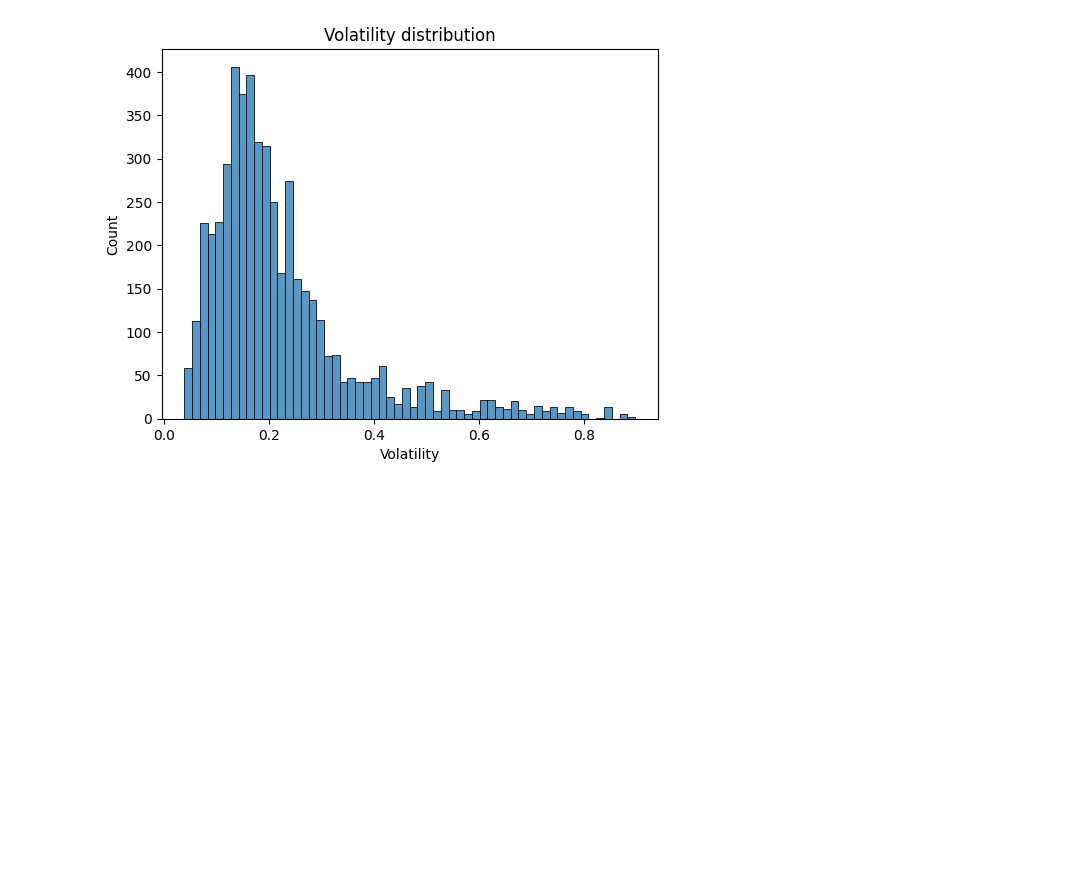
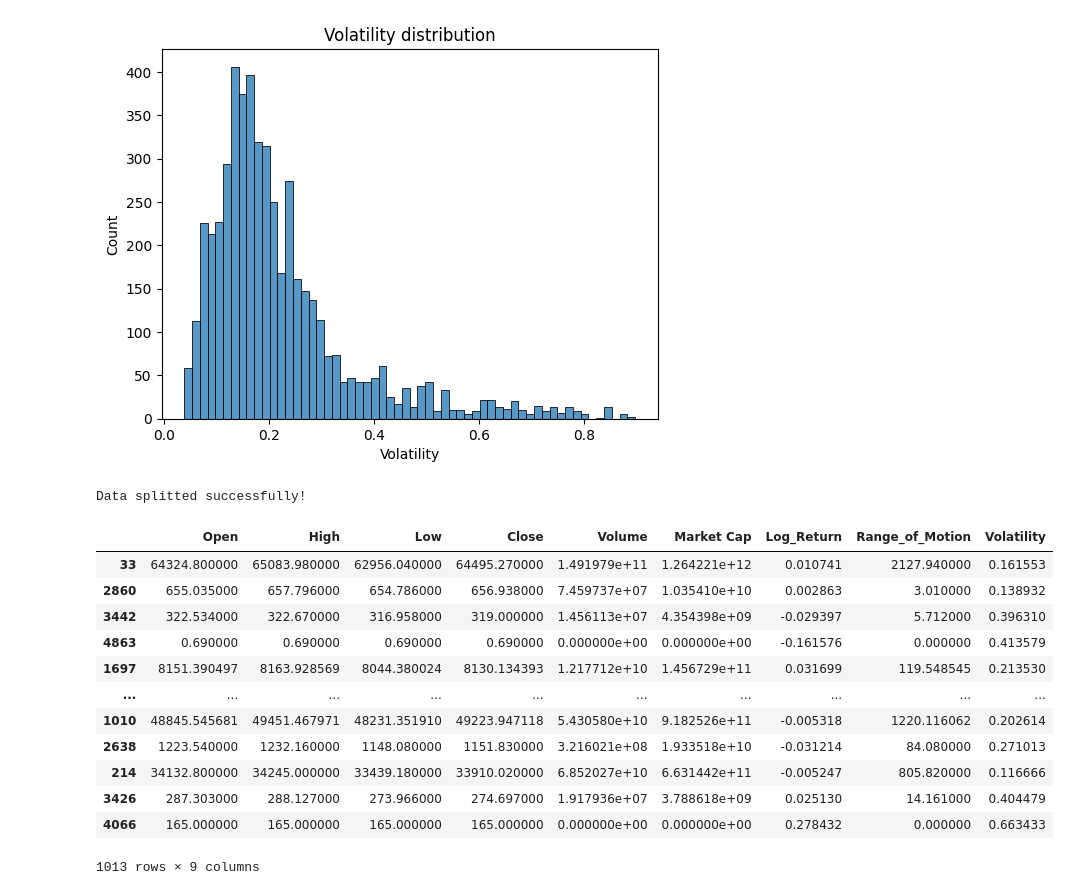
Before and after one commit to IssaMuiz/Bitcoin-volatility-prediction, a Jupyter notebook: notebooks/data_preprocessing.ipynb, the cells around one changed output. Drawn from its saved outputs; the diff is of its cells as text; code cells hidden in the pictures; blank space fills up the shorter version.

```diff
--- a/notebooks/data_preprocessing.ipynb
+++ b/notebooks/data_preprocessing.ipynb
@@ -203,3 +204,25 @@ for num in num_col:
 [figure]
 [figure]
 [figure]
+# %%
+train_df, val_df, test_df = split_data(df)
+# %% [output]
+Data splitted successfully!
+# %%
+train_df.drop(columns=['Start', 'End'])
+val_df.drop(columns=['Start', 'End'])
+test_df.drop(columns=['Start', 'End'])
+# %% [output]
+|  | Open | High | Low | Close | Volume | Market Cap | Log_Return | Range_of_Motion | Volatility |
+| 33 | 64324.800000 | 65083.980000 | 62956.040000 | 64495.270000 | 1.491979e+11 | 1.264221e+12 | 0.010741 | 2127.940000 | 0.161553 |
+| 2860 | 655.035000 | 657.796000 | 654.786000 | 656.938000 | 7.459737e+07 | 1.035410e+10 | 0.002863 | 3.010000 | 0.138932 |
+| 3442 | 322.534000 | 322.670000 | 316.958000 | 319.000000 | 1.456113e+07 | 4.354398e+09 | -0.029397 | 5.712000 | 0.396310 |
+| 4863 | 0.690000 | 0.690000 | 0.690000 | 0.690000 | 0.000000e+00 | 0.000000e+00 | -0.161576 | 0.000000 | 0.413579 |
+| 1697 | 8151.390497 | 8163.928569 | 8044.380024 | 8130.134393 | 1.217712e+10 | 1.456729e+11 | 0.031699 | 119.548545 | 0.213530 |
+| ... | ... | ... | ... | ... | ... | ... | ... | ... | ... |
+| 1010 | 48845.545681 | 49451.467971 | 48231.351910 | 49223.947118 | 5.430580e+10 | 9.182526e+11 | -0.005318 | 1220.116062 | 0.202614 |
+| 2638 | 1223.540000 | 1232.160000 | 1148.080000 | 1151.830000 | 3.216021e+08 | 1.933518e+10 | -0.031214 | 84.080000 | 0.271013 |
+| 214 | 34132.800000 | 34245.000000 | 33439.180000 | 33910.020000 | 6.852027e+10 | 6.631442e+11 | -0.005247 | 805.820000 | 0.116666 |
+| 3426 | 287.303000 | 288.127000 | 273.966000 | 274.697000 | 1.917936e+07 | 3.788618e+09 | 0.025130 | 14.161000 | 0.404479 |
+| 4066 | 165.000000 | 165.000000 | 165.000000 | 165.000000 | 0.000000e+00 | 0.000000e+00 | 0.278432 | 0.000000 | 0.663433 |
+1013 rows × 9 columns
```
Also changed, not shown: parts of 6 cells of this notebook.
